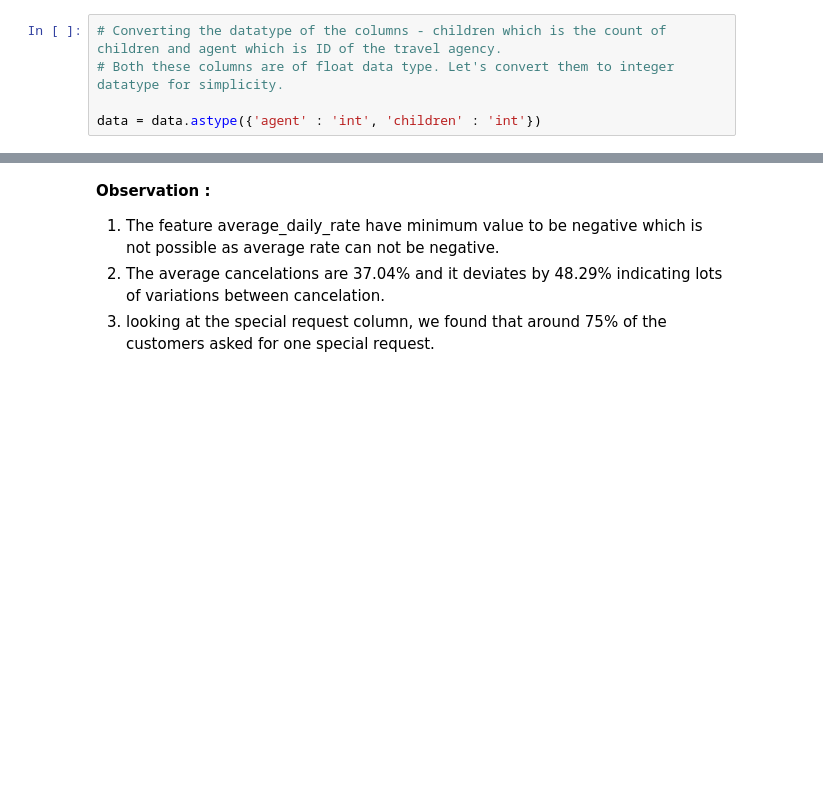
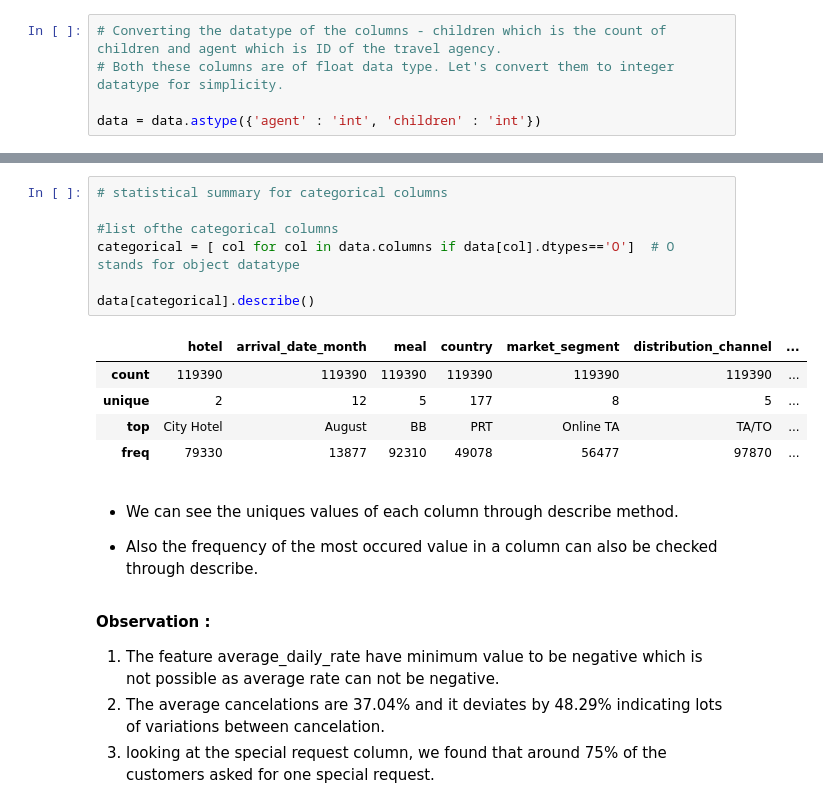
Before and after one commit to PriyankaSejwal/Hotel-Booking-Analysis, a Jupyter notebook: Priyanka_Rimo_CapstoneProject_Hotel_Booking_Analysis_Capstone_Project.ipynb, the cells around one changed output, grey strips where cells are left out. Saved outputs shown, nothing was run; the diff lists cells and outputs as text; blank space fills up the shorter version.

```diff
--- a/Priyanka_Rimo_CapstoneProject_Hotel_Booking_Analysis_Capstone_Project.ipynb
+++ b/Priyanka_Rimo_CapstoneProject_Hotel_Booking_Analysis_Capstone_Project.ipynb
@@ -271,6 +271,23 @@ data.describe()
 | 50% | 0.000000 | 69.000000 | 2016.000000 | 28.000000 | 16.000000 | ... |
 | 75% | 1.000000 | 160.000000 | 2017.000000 | 38.000000 | 23.000000 | ... |
 | max | 1.000000 | 737.000000 | 2017.000000 | 53.000000 | 31.000000 | ... |
+# %%
+# statistical summary for categorical columns
+
+#list ofthe categorical columns
+categorical = [ col for col in data.columns if data[col].dtypes=='O']  # O stands for object datatype
+
+data[categorical].describe()
+# %% [output]
+|  | hotel | arrival_date_month | meal | country | market_segment | distribution_channel | ... |
+| count | 119390 | 119390 | 119390 | 119390 | 119390 | 119390 | ... |
+| unique | 2 | 12 | 5 | 177 | 8 | 5 | ... |
+| top | City Hotel | August | BB | PRT | Online TA | TA/TO | ... |
+| freq | 79330 | 13877 | 92310 | 49078 | 56477 | 97870 | ... |
+# %% [markdown]
+* We can see the uniques values of each column through describe method.
+
+* Also the frequency of the most occured value in a column can also be checked through describe.
 # %% [markdown]
 <b> Observation : </b>
 1. The feature average_daily_rate have minimum value to be negative which is  not possible as average rate can not be negative.
```
Also changed, not shown: parts of 11 cells of this notebook.
